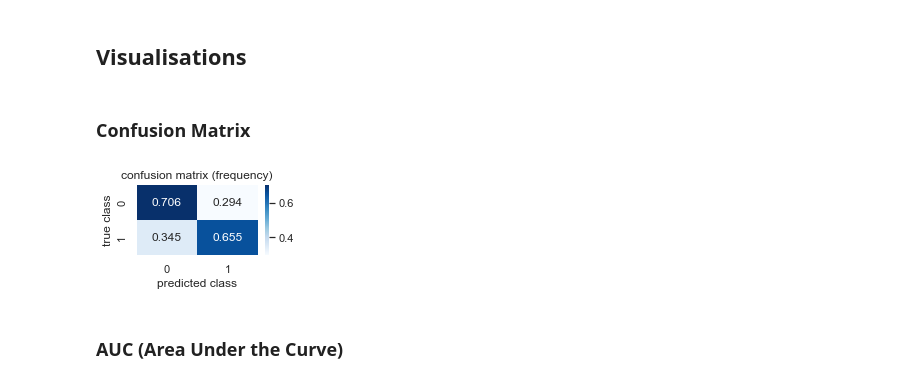
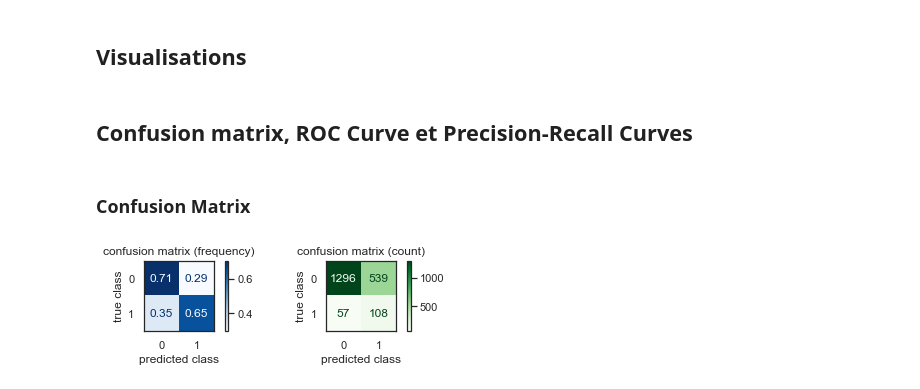
Before and after one commit to mrcreasey/oc-ds-p7-scoring-dashboard, a Jupyter notebook: code/P7_modelisation.ipynb, the cells around one changed output. Drawn from its saved outputs; the diff is of its cells as text; code cells hidden in the pictures.

```diff
--- a/code/P7_modelisation.ipynb
+++ b/code/P7_modelisation.ipynb
@@ -1097,0 +1135,4 @@ On utilise sklearn pipeline (ou imblearn pipelibe si on ajout de sampling dnas l
+# %%
+param_grid = {
+    'clf__alpha': np.logspace(-3,3,7)
+    }
@@ -1406,17 +1635,16 @@ from sklearn.base import BaseEstimator
 metrics_columns = list(performance_metrics(y_true1, y_pred1).keys())
 cols = ['model_name', 'params', 'train_time', 'gridsearch_time',
         'mean_train_score', 'std_train_score', 'mean_test_score', 'std_test_score'] + metrics_columns
-print(cols)
+
 df_scores = pd.DataFrame(columns=cols)
 
 
 def add_model_score(model_name: str,
                     model: BaseEstimator,
+                    train_time, gridsearch_time,
                     params: dict,
-                    train_time, gridsearch_time,
-                    mean_train_score, std_train_score,
-                    mean_test_score, std_test_score,
-                    metrics):
+                    scores: dict,
+                    metrics:dict):
     """Ajouter les resultats de gridsearch sur xtrain,ytrain et score sur xtest,ytest aux scores"""
 
     global df_scores
@@ -1431,17 +1659,12 @@ def add_model_score(model_name: str,
     # params contient gridsearch.best_params_
     gridsearch_results = dict(
         params=params,
-        mean_train_score=round_digits(mean_train_score, 3),
-        std_train_score=round_digits(std_train_score, 3),
-        mean_test_score=round_digits(mean_test_score, 3),
-        std_test_score=round_digits(std_test_score, 3),
         gridsearch_time=gridsearch_time,
         train_time=train_time,
-
     )
     # validation scores sont dans metrics
 
-    row = dict(**model_keys, **gridsearch_results, **metrics)
+    row = dict(**model_keys, **scores,**gridsearch_results, **metrics)
 
     df_scores = df_scores.append(row, ignore_index=True)
     return df_scores
@@ -1539,39 +1787,47 @@ add_model_score, model = RidgeClassifier
 # %% [markdown]
 ## Visualisations
+# %% [markdown]
+## Confusion matrix, ROC Curve et Precision-Recall Curves
 # %% [markdown]
 ### Confusion Matrix
 # %%
 Serie = list or np.ndarray or pd.Series
 
 
-def plot_confusion_matrix_heatmap(y_true: Serie, y_pred: Serie, normalize=True,
-cmap='Blues', ax=None, figsize=(6, 4) ):
+def plot_confusion_matrix_heatmap(y_true_: Serie, y_pred_: Serie,
+    normalize=True, cmap='Blues', ax=None, figsize=(3, 2) ):
     """
     plot confusion matrix as heatmap
 
     Parameters
     ----------
     y_true : labels (number or string list, 1-d array or series)
     y_pred : labels (number or string list, 1-d array or series)
     cmap: colors
     figsize: figure size
     """
     # df_cm = confusion_matrix_crosstab(y_true, y_pred, normalize=normalize)
-    df_cm = metrics.confusion_matrix(y_true, y_pred, normalize='true')
+
     if ax is None:
         _, ax = plt.subplots(figsize=figsize)
     if normalize:
-        sns.heatmap(df_cm, annot=True, cmap=cmap, fmt='.3f', ax=ax)
-        plt.title('confusion matrix (frequency)')
+        # df_cm = metrics.confusion_matrix(y_true_, y_pred_, normalize='true')
+        # sns.heatmap(df_cm, annot=True, cmap=cmap, fmt='.2f', ax=ax)
+        metrics.ConfusionMatrixDisplay.from_predictions(y_true_,y_pred_,normalize='true',cmap='Blues', ax=ax)
+        ax.set_title('confusion matrix (frequency)')
+
     else:
-        sns.heatmap(df_cm, annot=True, cmap=cmap, fmt='.0f',ax=ax)
-        plt.title('confusion matrix (count)')
-    plt.xlabel('predicted class')
-    plt.ylabel('true class')
+        # df_cm = metrics.confusion_matrix(y_true_, y_pred_)
+        # sns.heatmap(df_cm, annot=True, cmap=cmap, fmt='.0f',ax=ax)
+        metrics.ConfusionMatrixDisplay.from_predictions(y_true_,y_pred_,cmap='Greens', ax=ax)
+        ax.set_title('confusion matrix (count)')
+
+    ax.set_xlabel('predicted class')
+    ax.set_ylabel('true class')
     plt.tight_layout(h_pad=0.2, w_pad=0.2)
 
-plot_confusion_matrix_heatmap(y_test,y_pred, figsize=(3,2))
+_, axs=plt.subplots(1,2,figsize=(6,2))
+plot_confusion_matrix_heatmap(y_test,y_pred, True, ax=axs[0])
+plot_confusion_matrix_heatmap(y_test,y_pred, False, ax=axs[1])
 # %% [output]
-[figure, old version]
+[figure, new version]
-# %% [markdown]
-### AUC (Area Under the Curve)
```
Also changed, not shown: parts of 49 cells of this notebook.
